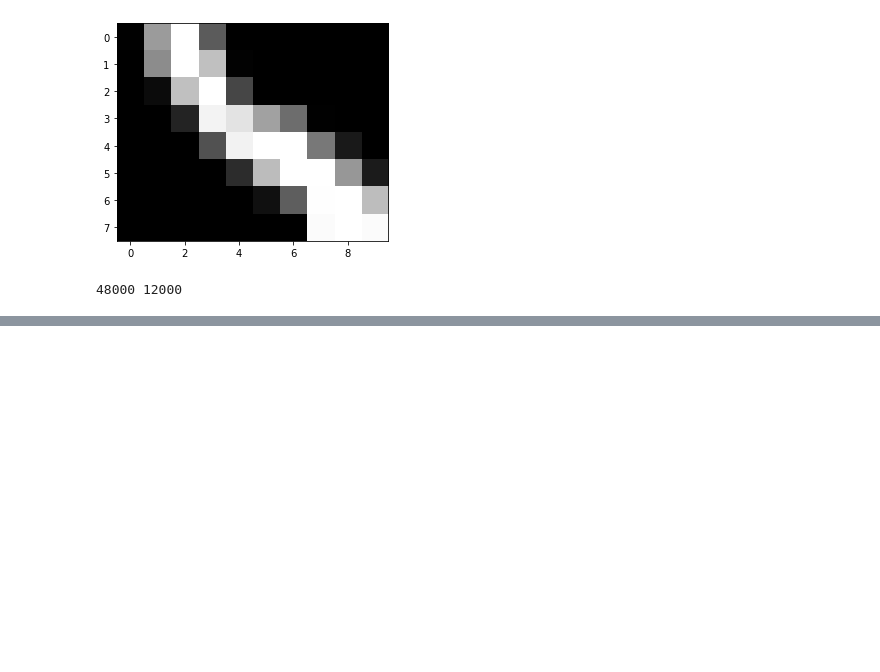
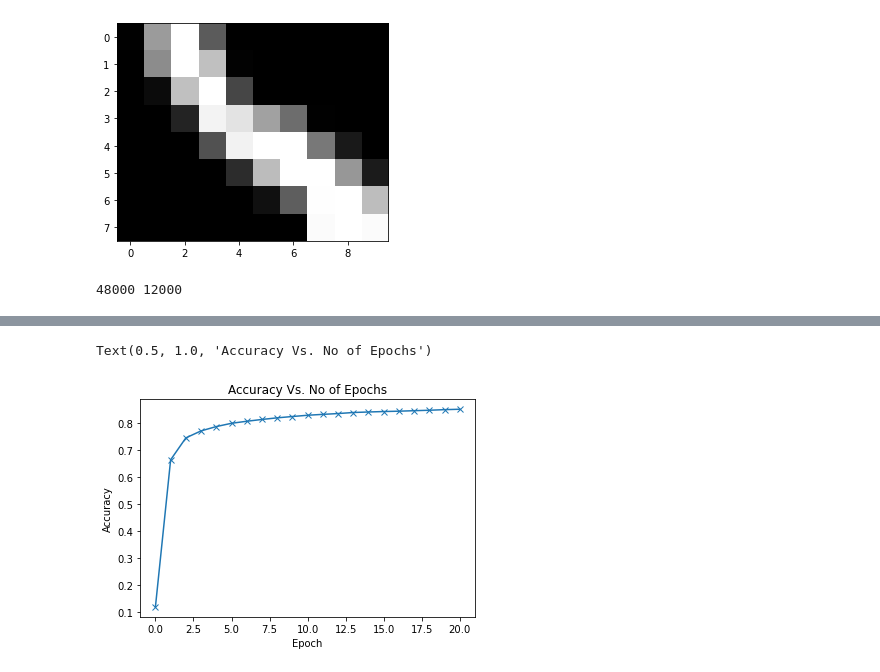
Before and after one commit to up1512001/Machine-Learning, a Jupyter notebook: pytorch/image classification using logistic regression.ipynb, the cells around one changed output, grey strips where cells are left out. Saved outputs shown, nothing was run; the diff lists cells and outputs as text; code cells hidden in the pictures; blank space fills up the shorter version.

```diff
--- a/pytorch/image classification using logistic regression.ipynb
+++ b/pytorch/image classification using logistic regression.ipynb
@@ -265,0 +384,13 @@ tensor([3, 3, 6, 6, 4, 0, 8, 6, 3, 7, 6, 6, 7, 4, 2, 0, 4, 0, 4, 5, 1, 2, 6, 8,
+# %%
+accuracies = [0.1188,
+             0.6647,0.7460,0.7720,0.7880,0.8002,
+             0.8077,0.8144,0.8204,0.8253,0.8300,
+             0.8333,0.8363,0.8402,0.8421,0.8438,
+             0.8451,0.8469,0.8486,0.8508,0.8523]
+plt.plot(accuracies , '-x')
+plt.xlabel('Epoch')
+plt.ylabel('Accuracy')
+plt.title('Accuracy Vs. No of Epochs')
+# %% [output]
+Text(0.5, 1.0, 'Accuracy Vs. No of Epochs')
+[figure, added]
```
Also changed, not shown: parts of 28 cells of this notebook.
